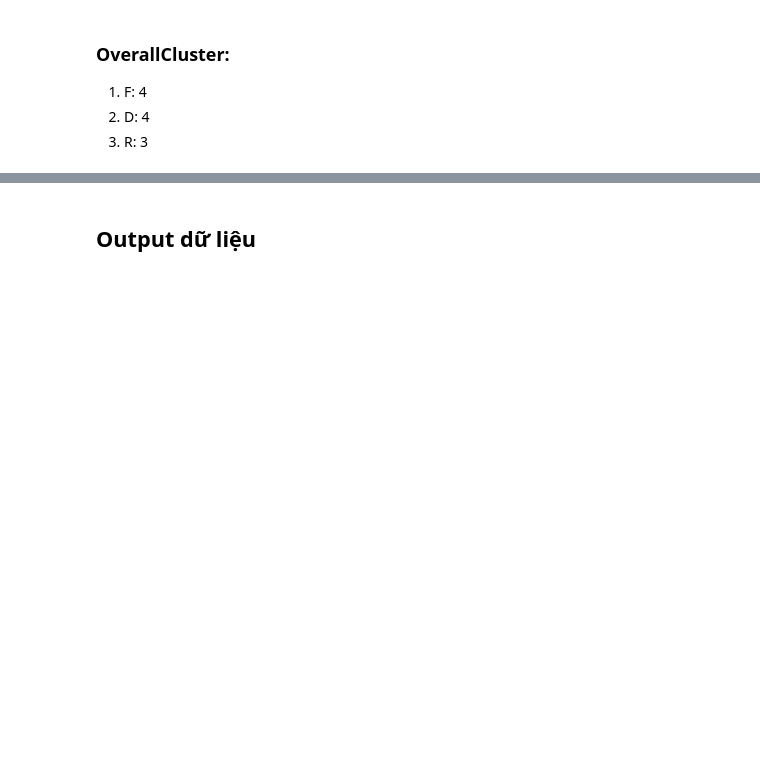
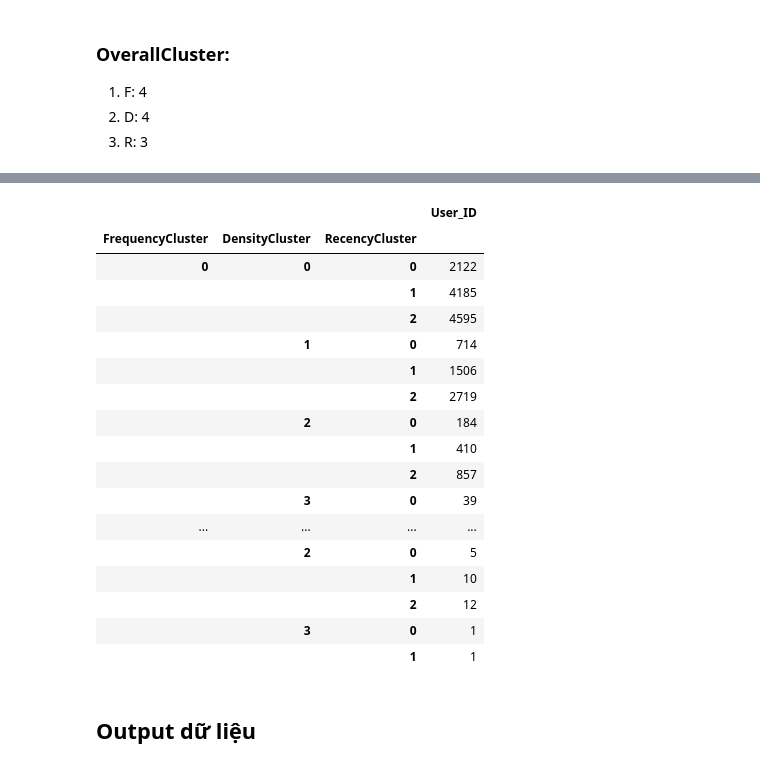
Before and after one commit to ngttnguyen/myscala, a Jupyter notebook: Voiz_project/Voizfm_Clustering_DFM.ipynb, the cells around one changed output, grey strips where cells are left out. Saved outputs shown, nothing was run; the diff lists cells and outputs as text; code cells hidden in the pictures; blank space fills up the shorter version.

```diff
--- a/Voiz_project/Voizfm_Clustering_DFM.ipynb
+++ b/Voiz_project/Voizfm_Clustering_DFM.ipynb
@@ -904,5 +880,3 @@ free_cluster_df.groupby("DensityCluster")['Density'].describe()
 1. F: 4
 2. D: 4
 3. R: 3
-# %%
-free_cluster_df["ClusterCode"] = free_cluster_df["RecencyCluster"].astype("string")+free_cluster_df["FrequencyCluster"].astype("string")+free_cluster_df["DensityCluster"].astype("string")
@@ -928,0 +885,4 @@ Name: ClusterCode, dtype: Int64
+# %%
+free_cluster_df["ClusterCode"] = free_cluster_df.apply(
+                            lambda x:str(x.FrequencyCluster)+str(x.DensityCluster)+str(x.RecencyCluster)
+                            ,axis=1)
@@ -929 +916,25 @@ Name: ClusterCode, dtype: Int64
+# %%
+table = pd.pivot_table(free_cluster_df, values=['User_ID',"Frequency",'Density',"Recency",], index=['FrequencyCluster', 'DensityCluster','RecencyCluster'],
+                    aggfunc={'User_ID':"count"})
+# %%
+table.to_excel("")
+# %% [output]
+|  |  |  | User_ID |
+| FrequencyCluster | DensityCluster | RecencyCluster |  |
+| 0 | 0 | 0 | 2122 |
+|  |  | 1 | 4185 |
+|  |  | 2 | 4595 |
+|  | 1 | 0 | 714 |
+|  |  | 1 | 1506 |
+|  |  | 2 | 2719 |
+|  | 2 | 0 | 184 |
+|  |  | 1 | 410 |
+|  |  | 2 | 857 |
+|  | 3 | 0 | 39 |
+| ... | ... | ... | ... |
+|  | 2 | 0 | 5 |
+|  |  | 1 | 10 |
+|  |  | 2 | 12 |
+|  | 3 | 0 | 1 |
+|  |  | 1 | 1 |
 # %%
```
Also changed, not shown: parts of 27 cells of this notebook, 2 other files.
